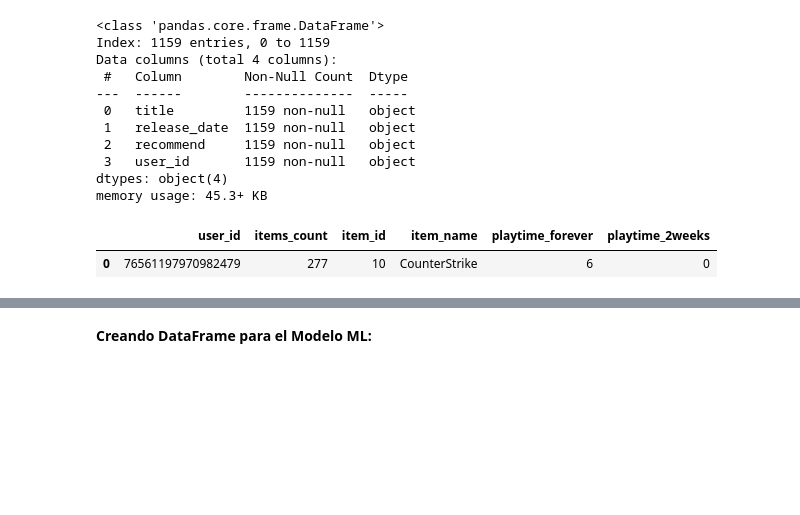
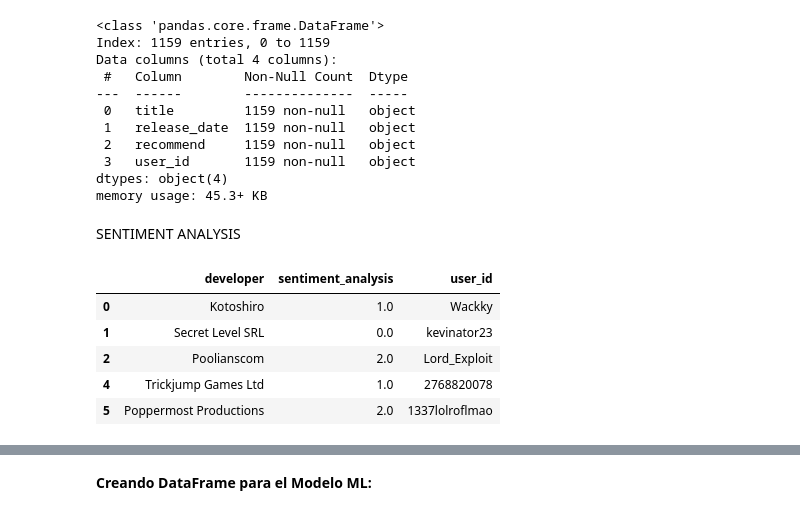
Before and after one commit to alexxcode/Game-Recomendation-System, a Jupyter notebook: EDA.ipynb, the cells around one changed output, grey strips where cells are left out. Drawn from its saved outputs; the diff is of its cells as text; code cells hidden in the pictures; blank space fills up the shorter version.

```diff
--- a/EDA.ipynb
+++ b/EDA.ipynb
@@ -393,9 +393,11 @@ dtypes: object(4)
 memory usage: 45.3+ KB
 # %%
 UsersWorstDeveloper.to_csv('UsersWorstDeveloper.csv', index=False)
+# %% [markdown]
+SENTIMENT ANALYSIS
 # %%
 # Selecciona las columnas 'title' y 'release_date' del DataFrame df_games
-df_sentiment_analysis = df_games[['release_date']]
+df_sentiment_analysis = df_games[['developer']]
 
 # Selecciona la columna 'recommend', 'user_id' del DataFrame df_review
 df_review_subset = df_review[['sentiment_analysis','user_id']]
@@ -404,5 +406,14 @@ df_review_subset = df_review[['sentiment_analysis','user_id']]
 sentiment_analysis = pd.concat([df_sentiment_analysis, df_review_subset], axis=1)
 # %%
 sentiment_analysis.dropna(inplace=True)
+# %%
+sentiment_analysis.head()
+# %% [output]
+|  | developer | sentiment_analysis | user_id |
+| 0 | Kotoshiro | 1.0 | Wackky |
+| 1 | Secret Level SRL | 0.0 | kevinator23 |
+| 2 | Poolianscom | 2.0 | Lord_Exploit |
+| 4 | Trickjump Games Ltd | 1.0 | 2768820078 |
+| 5 | Poppermost Productions | 2.0 | 1337lolroflmao |
 # %%
 sentiment_analysis.to_csv('sentiment_analysis.csv', index=False)
@@ -423,5 +419,0 @@ sentimiento.to_csv('sentimiento.csv', index=False)
-# %%
-df_items.head(1)
-# %% [output]
-|  | user_id | items_count | item_id | item_name | playtime_forever | playtime_2weeks |
-| 0 | 76561197970982479 | 277 | 10 | CounterStrike | 6 | 0 |
```
Also changed, not shown: parts of 4 cells of this notebook, 6 other files.
